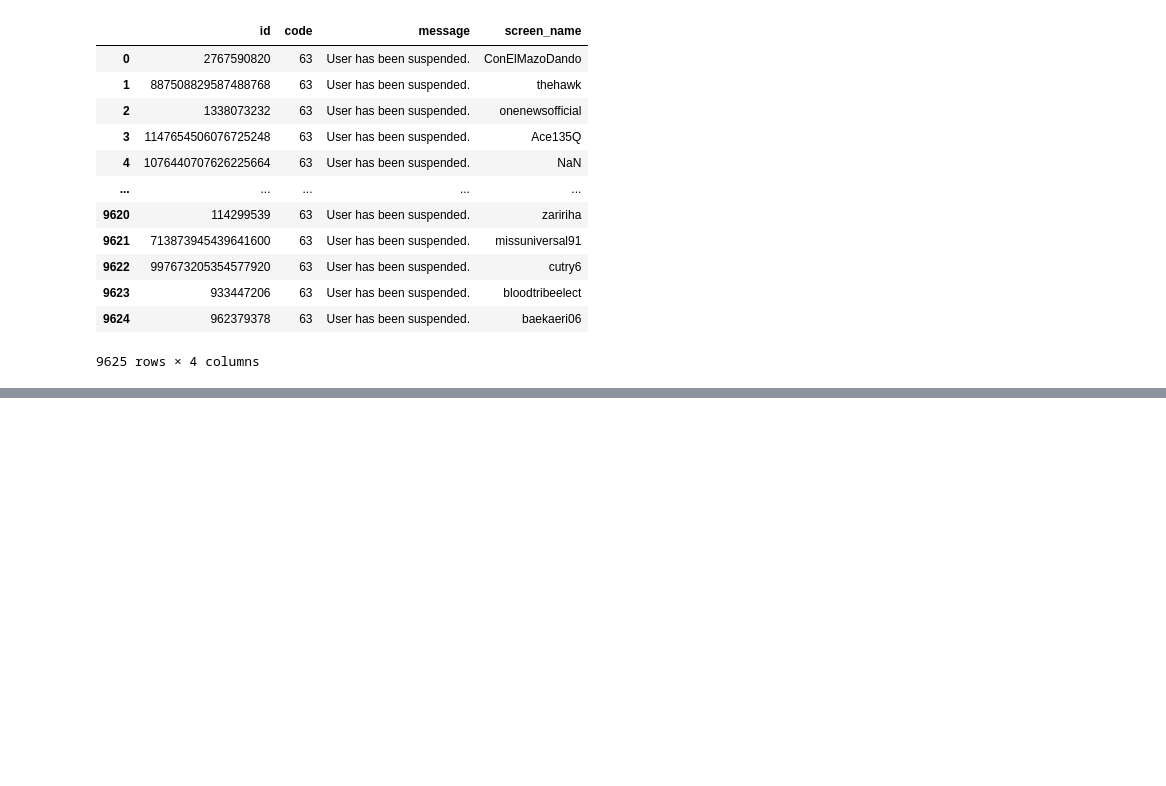
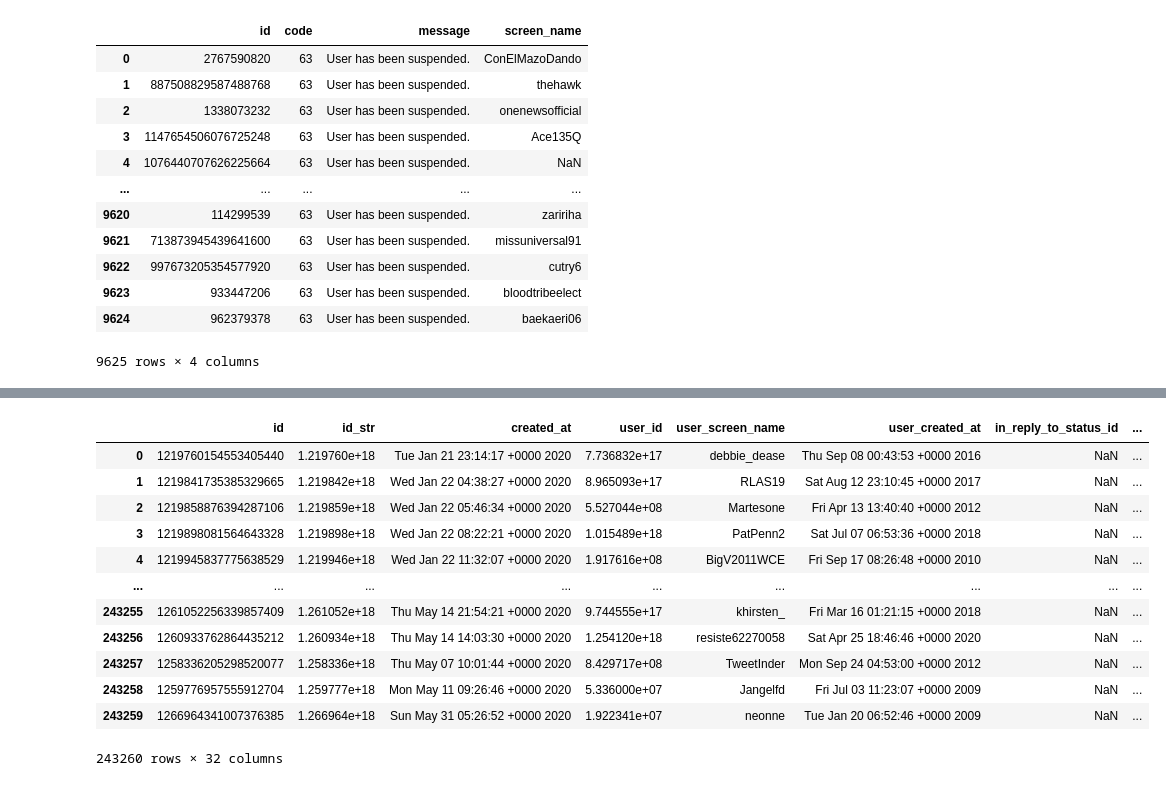
Before and after one commit to gi-ux/BachelorProject, a Jupyter notebook: notebook/suspended/Suspended_Collecting_Data.ipynb, the cells around one changed output, grey strips where cells are left out. Cells and saved outputs as stored; diff of their text form; code cells hidden in the pictures; blank space fills up the shorter version.

```diff
--- a/notebook/suspended/Suspended_Collecting_Data.ipynb
+++ b/notebook/suspended/Suspended_Collecting_Data.ipynb
@@ -225,0 +230,5 @@ x.to_csv("C:/Users/gianl/Desktop/Gi/Supsi/BachelorProject/csv/not_found/suspende
+# %%
+sus = pd.read_csv("C:/Users/gianl/Desktop/Gi/Supsi/BachelorProject/csv/not_found/suspended_account.csv",
+                 lineterminator="\n", low_memory=False)
+sus[sus["code"]==63]
+lst = list(sus["screen_name"])
@@ -225,0 +238,16 @@ x.to_csv("C:/Users/gianl/Desktop/Gi/Supsi/BachelorProject/csv/not_found/suspende
+# %%
+files_tweets = glob.glob("F:/Supsi/COVID-19-Tweets/*/tweets.csv")
+for c in pd.read_csv(files_tweets[0], chunksize=10, lineterminator="\n"):
+    break
+c.columns
+cols_tweets = ['id', 'id_str', 'created_at', 'user_id', 'user_screen_name',
+       'user_created_at', 'in_reply_to_status_id',
+       'in_reply_to_status_id_str', 'in_reply_to_user_id',
+       'in_reply_to_user_id_str', 'in_reply_to_screen_name', 'rt_coordinates',
+       'rt_created_at', 'rt_in_reply_to_status_id', 'rt_in_reply_to_user_id',
+       'rt_lang', 'rt_favourite_count', 'rt_id', 'rt_user_id',
+       'rt_user_screen_name', 'rt_user_created_at', 'rt_user_verified',
+       'rt_user_followers_count', 'rt_user_friends_count',
+       'rt_user_favourites_count', 'quoted_status_id', 'quoted_status_text',
+       'quoted_status_created_at', 'quoted_user_id', 'quoted_user_created_at',
+       'hashtags', 'user_mentions']
@@ -225,0 +261,17 @@ x.to_csv("C:/Users/gianl/Desktop/Gi/Supsi/BachelorProject/csv/not_found/suspende
+# %%
+result = []
+importlib.reload(tweets_utils)
+start_time = time.perf_counter()
+j = 0
+df_suspended_all = pd.DataFrame()
+for filename in files_tweets:
+    print(f"Reading file: {filename}")
+    result.extend(tweets_utils.process_all_data(filename, cols_tweets, True, lst))
+    lista = result[j]
+    j = j + 1
+    print(f"Mese numero {j}")
+    for i in range(len(lista)):
+        df_suspended_all = df_suspended_all.append(lista[i]["df"])
+    print(len(df_suspended_all))
+stop_time = time.perf_counter()
+print("Time: ",stop_time-start_time)
@@ -225,0 +296,17 @@ x.to_csv("C:/Users/gianl/Desktop/Gi/Supsi/BachelorProject/csv/not_found/suspende
+# %%
+df_suspended_all = df_suspended_all.reset_index(drop=True)
+df_suspended_all
+# %% [output]
+|  | id | id_str | created_at | user_id | user_screen_name | user_created_at | in_reply_to_status_id | ... |
+| 0 | 1219760154553405440 | 1.219760e+18 | Tue Jan 21 23:14:17 +0000 2020 | 7.736832e+17 | debbie_dease | Thu Sep 08 00:43:53 +0000 2016 | NaN | ... |
+| 1 | 1219841735385329665 | 1.219842e+18 | Wed Jan 22 04:38:27 +0000 2020 | 8.965093e+17 | RLAS19 | Sat Aug 12 23:10:45 +0000 2017 | NaN | ... |
+| 2 | 1219858876394287106 | 1.219859e+18 | Wed Jan 22 05:46:34 +0000 2020 | 5.527044e+08 | Martesone | Fri Apr 13 13:40:40 +0000 2012 | NaN | ... |
+| 3 | 1219898081564643328 | 1.219898e+18 | Wed Jan 22 08:22:21 +0000 2020 | 1.015489e+18 | PatPenn2 | Sat Jul 07 06:53:36 +0000 2018 | NaN | ... |
+| 4 | 1219945837775638529 | 1.219946e+18 | Wed Jan 22 11:32:07 +0000 2020 | 1.917616e+08 | BigV2011WCE | Fri Sep 17 08:26:48 +0000 2010 | NaN | ... |
+| ... | ... | ... | ... | ... | ... | ... | ... | ... |
+| 243255 | 1261052256339857409 | 1.261052e+18 | Thu May 14 21:54:21 +0000 2020 | 9.744555e+17 | khirsten_ | Fri Mar 16 01:21:15 +0000 2018 | NaN | ... |
+| 243256 | 1260933762864435212 | 1.260934e+18 | Thu May 14 14:03:30 +0000 2020 | 1.254120e+18 | resiste62270058 | Sat Apr 25 18:46:46 +0000 2020 | NaN | ... |
+| 243257 | 1258336205298520077 | 1.258336e+18 | Thu May 07 10:01:44 +0000 2020 | 8.429717e+08 | TweetInder | Mon Sep 24 04:53:00 +0000 2012 | NaN | ... |
+| 243258 | 1259776957555912704 | 1.259777e+18 | Mon May 11 09:26:46 +0000 2020 | 5.336000e+07 | Jangelfd | Fri Jul 03 11:23:07 +0000 2009 | NaN | ... |
+| 243259 | 1266964341007376385 | 1.266964e+18 | Sun May 31 05:26:52 +0000 2020 | 1.922341e+07 | neonne | Tue Jan 20 06:52:46 +0000 2009 | NaN | ... |
+243260 rows × 32 columns
```
Also changed, not shown: parts of 10 cells of this notebook, 8 other files.
